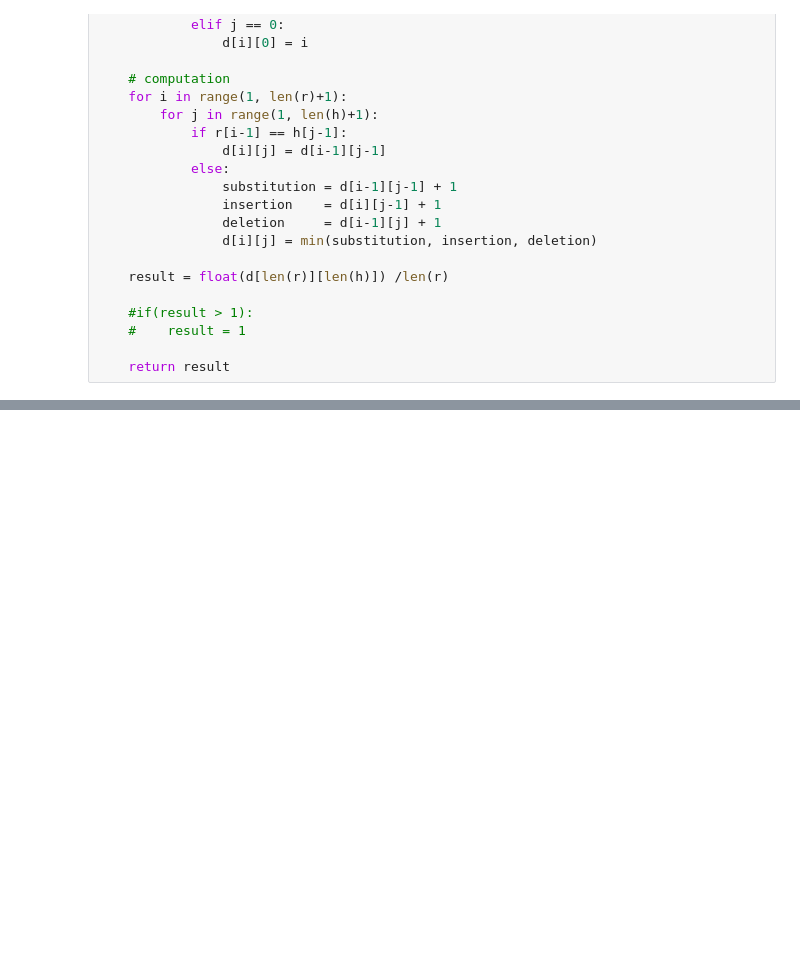
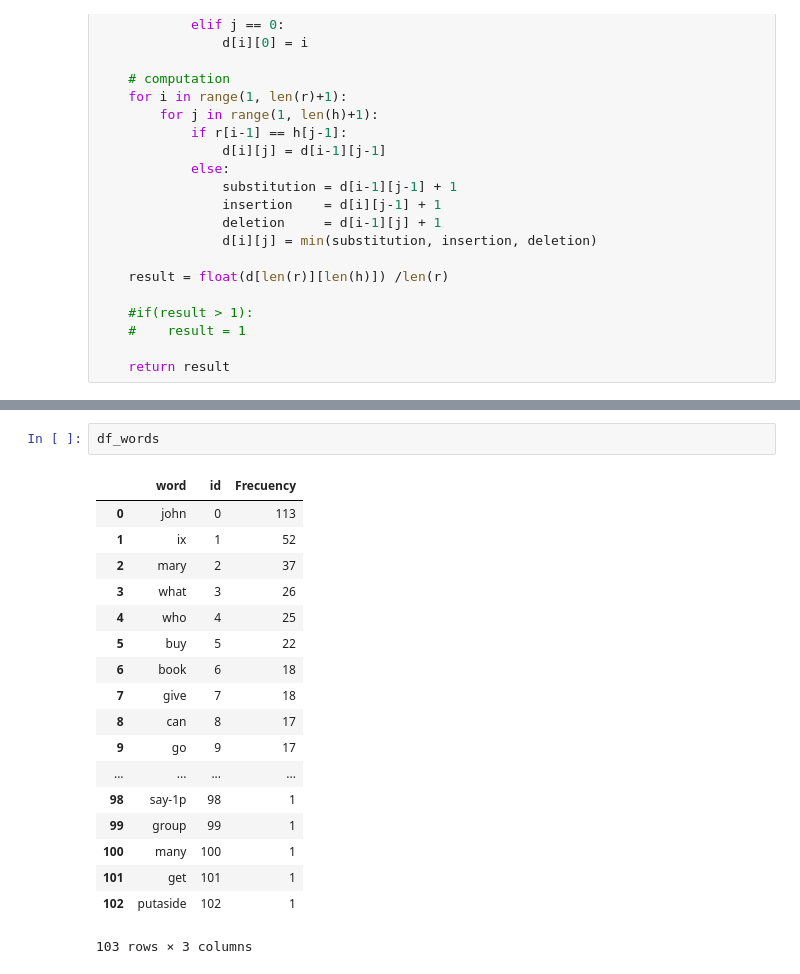
Before and after one commit to yesid08/Biomedics, a Jupyter notebook: Reunion.ipynb, the cells around one changed output, grey strips where cells are left out. Saved outputs shown, nothing was run; the diff lists cells and outputs as text; blank space fills up the shorter version.

```diff
--- a/Reunion.ipynb
+++ b/Reunion.ipynb
@@ -71,0 +169,21 @@ wer(a.split(),b.split())
+# %%
+df_words
+# %% [output]
+|  | word | id | Frecuency |
+| 0 | john | 0 | 113 |
+| 1 | ix | 1 | 52 |
+| 2 | mary | 2 | 37 |
+| 3 | what | 3 | 26 |
+| 4 | who | 4 | 25 |
+| 5 | buy | 5 | 22 |
+| 6 | book | 6 | 18 |
+| 7 | give | 7 | 18 |
+| 8 | can | 8 | 17 |
+| 9 | go | 9 | 17 |
+| ... | ... | ... | ... |
+| 98 | say-1p | 98 | 1 |
+| 99 | group | 99 | 1 |
+| 100 | many | 100 | 1 |
+| 101 | get | 101 | 1 |
+| 102 | putaside | 102 | 1 |
+103 rows × 3 columns
```
Also changed, not shown: parts of 11 cells of this notebook.
